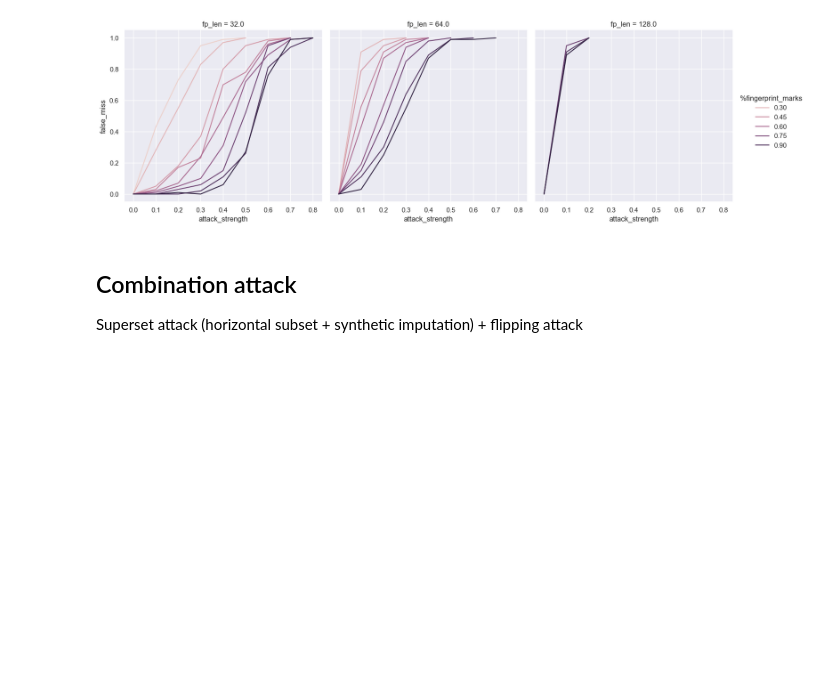
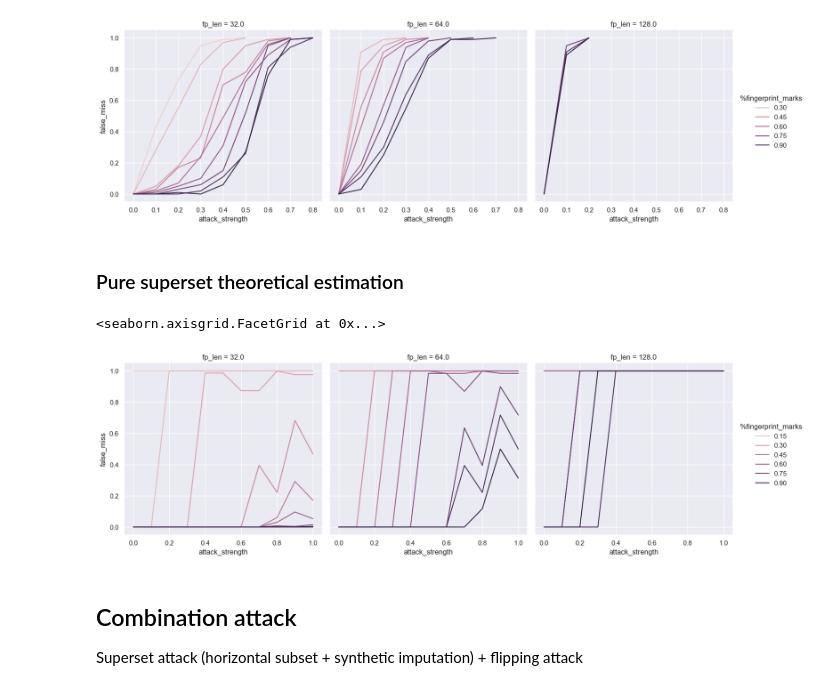
Before and after one commit to tanjascats/fingerprinting-toolbox, a Jupyter notebook: evaluation/breast_cancer_w.ipynb, the cells around one changed output. Drawn from its saved outputs; the diff is of its cells as text; code cells hidden in the pictures; blank space fills up the shorter version.

Commit message:
Add superset theoretic estimation -- not tested

```diff
--- a/evaluation/breast_cancer_w.ipynb
+++ b/evaluation/breast_cancer_w.ipynb
@@ -426,3 +426,32 @@ plt.savefig('figures/robustness_superset_breast_cancer_w.svg')
 plt.savefig('figures/robustness_superset_breast_cancer_w.png')
 # %% [output]
 [figure]
+# %% [markdown]
+### Pure superset theoretical estimation
+# %%
+results_superset_p_est = pd.DataFrame(columns=['fp_len', 'gamma', 'LSB', 'attack_strength', 'false_miss', 'misattribution'])
+all_results = os.listdir('robustness/superset_pure_est/breast_cancer_w')
+for result_file in all_results:
+    file_name = result_file.split('_')
+    xi = int(file_name[-1][1:-5])
+    gamma = float(file_name[-2][1:])
+    fp_len = int(file_name[-3][1:])
+    measure = file_name[-4]
+    if measure == 'miss':
+        measure = 'false_miss'
+    else:
+        continue
+    with open('robustness/superset_pure_est/breast_cancer_w/' + result_file, 'r') as infile:
+        false_miss = json.load(infile)
+    for key, value in false_miss.items():
+        results_superset_p_est = results_superset_p_est.append({'fp_len': int(fp_len),
+                                              'gamma' : gamma,
+                                              'xi': xi,
+                                              '%fingerprint_marks': round(1/gamma,2),
+                                              'LSB': int(xi),
+                                              'attack_strength': float(key),
+                                             'false_miss': value}, ignore_index = True)
+    #with open('evaluation/robustness/horizontal/breast_cancer_w/misattribution_l{}_g{}_x{}.json'.format(fp_len, gamma, xi), 'r') as infile:
+    #    misattribution = json.load(infile)
+    #for key, value in misattribution.items():
+    #    results_frame['misattribution'].loc[-1] =
@@ -429,3 +463,13 @@ plt.savefig('figures/robustness_superset_breast_cancer_w.png')
+# %%
+# plot comparison
+sns.relplot(data=results_superset_p_est, kind='line',
+           x='attack_strength', y='false_miss', hue='%fingerprint_marks',
+           col='fp_len')
+#plt.savefig('figures/robustness_rounding_est_breast_cancer_w.svg')
+#plt.savefig('figures/robustness_rounding_est_breast_cancer_w.png')
+# %% [output]
+<seaborn.axisgrid.FacetGrid at 0x...>
+[figure, added]
 # %% [markdown]
 ## Combination attack
 Superset attack (horizontal subset + synthetic imputation) + flipping attack
```
Also changed, not shown: parts of 1 cell of this notebook, 3 other files.
